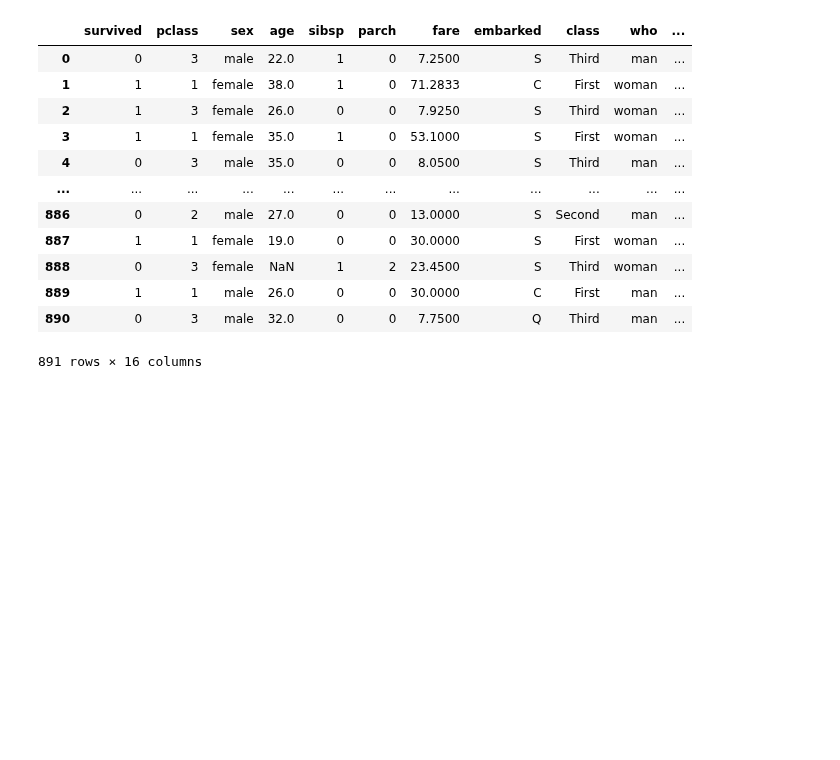
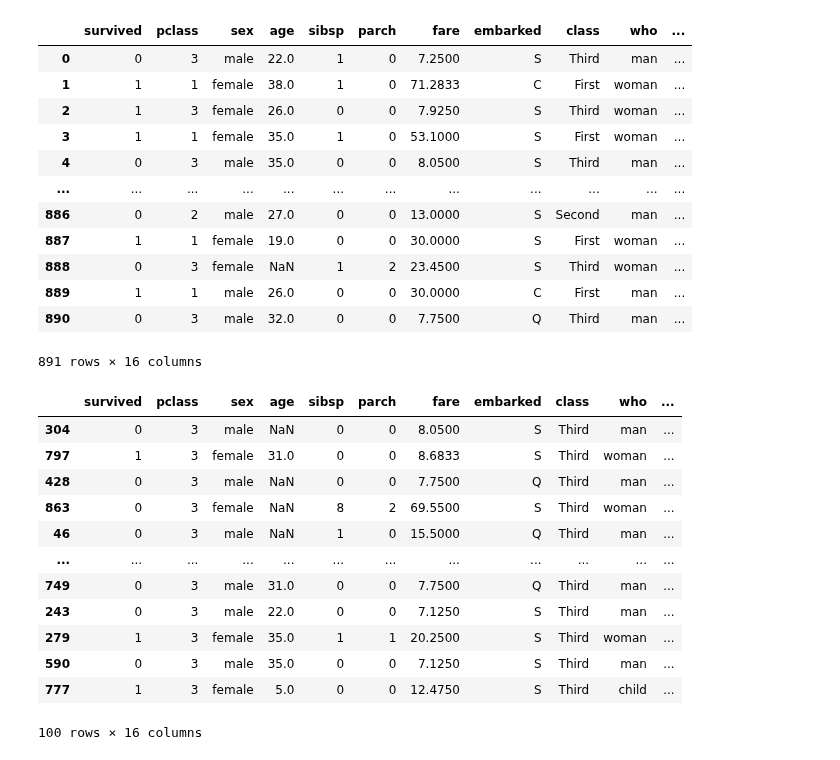
Before and after one commit to layla-focalors/pandas_learning, a Jupyter notebook: Learning_Final_Exam/Layla.ipynb, the cells around one changed output. Cells and saved outputs as stored; diff of their text form; code cells hidden in the pictures; blank space fills up the shorter version.

```diff
--- a/Learning_Final_Exam/Layla.ipynb
+++ b/Learning_Final_Exam/Layla.ipynb
@@ -434,3 +434,19 @@ df
 | 889 | 1 | 1 | male | 26.0 | 0 | 0 | 30.0000 | C | First | man | ... |
 | 890 | 0 | 3 | male | 32.0 | 0 | 0 | 7.7500 | Q | Third | man | ... |
 891 rows × 16 columns
+# %%
+df[df['missing'] >= 2].sample(100)
+# %% [output]
+|  | survived | pclass | sex | age | sibsp | parch | fare | embarked | class | who | ... |
+| 304 | 0 | 3 | male | NaN | 0 | 0 | 8.0500 | S | Third | man | ... |
+| 797 | 1 | 3 | female | 31.0 | 0 | 0 | 8.6833 | S | Third | woman | ... |
+| 428 | 0 | 3 | male | NaN | 0 | 0 | 7.7500 | Q | Third | man | ... |
+| 863 | 0 | 3 | female | NaN | 8 | 2 | 69.5500 | S | Third | woman | ... |
+| 46 | 0 | 3 | male | NaN | 1 | 0 | 15.5000 | Q | Third | man | ... |
+| ... | ... | ... | ... | ... | ... | ... | ... | ... | ... | ... | ... |
+| 749 | 0 | 3 | male | 31.0 | 0 | 0 | 7.7500 | Q | Third | man | ... |
+| 243 | 0 | 3 | male | 22.0 | 0 | 0 | 7.1250 | S | Third | man | ... |
+| 279 | 1 | 3 | female | 35.0 | 1 | 1 | 20.2500 | S | Third | woman | ... |
+| 590 | 0 | 3 | male | 35.0 | 0 | 0 | 7.1250 | S | Third | man | ... |
+| 777 | 1 | 3 | female | 5.0 | 0 | 0 | 12.4750 | S | Third | child | ... |
+100 rows × 16 columns
```
Also changed, not shown: parts of 20 cells of this notebook.
